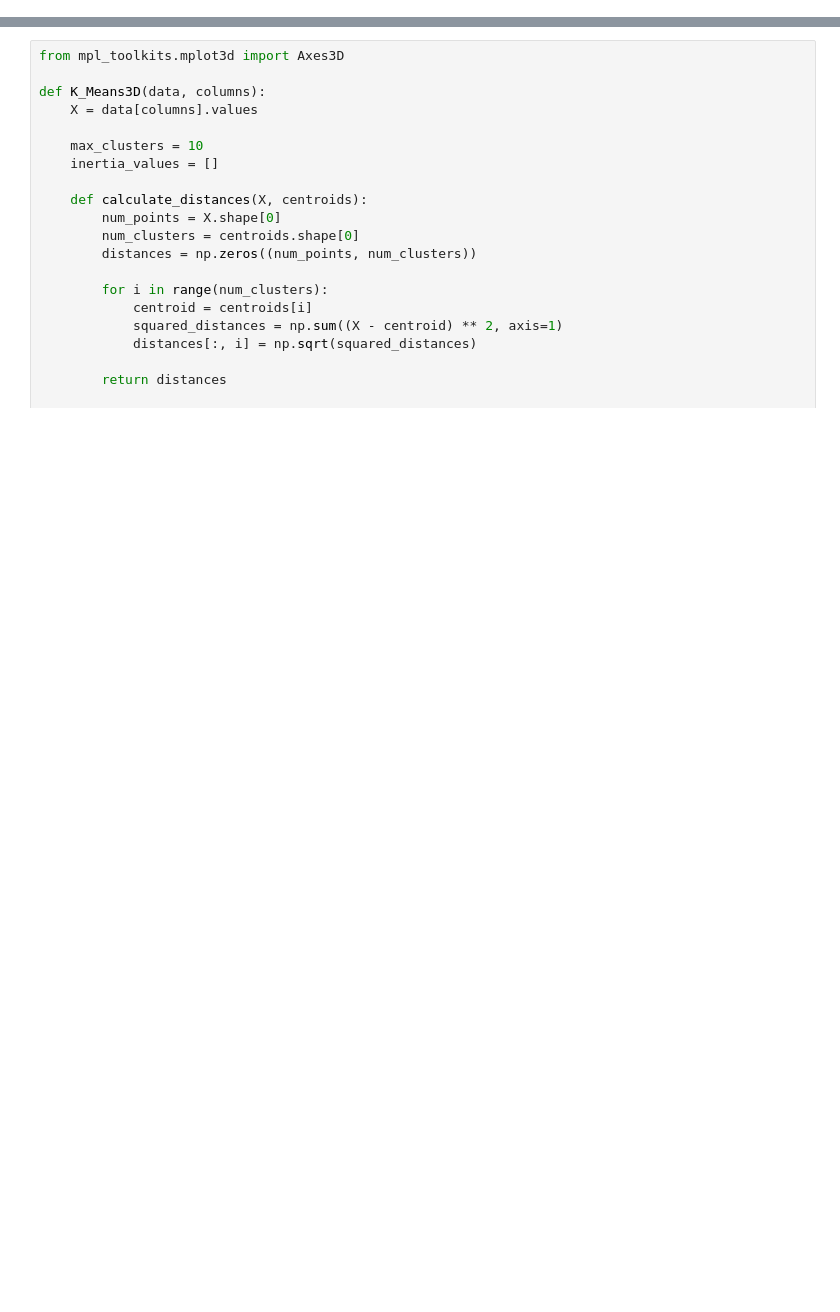
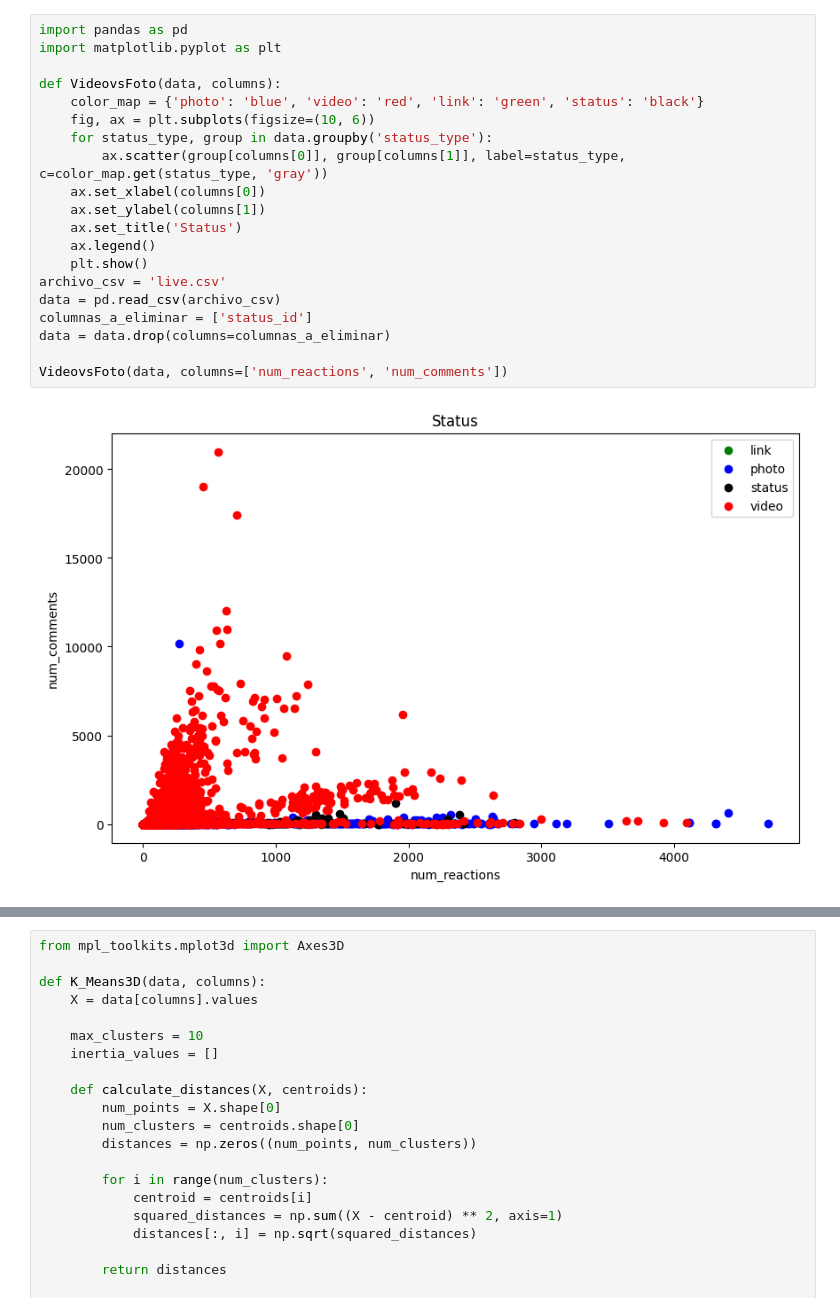
Before and after one commit to DiegoCastr00/Machine_Learning, a Jupyter notebook: Practica_2/Kmeans.ipynb, the cells around one changed output, grey strips where cells are left out. Cells and saved outputs as stored; diff of their text form; blank space fills up the shorter version.

```diff
--- a/Practica_2/Kmeans.ipynb
+++ b/Practica_2/Kmeans.ipynb
@@ -97,0 +103,22 @@ K_Means(data, columns=['num_reactions', 'num_comments'])
+# %%
+import pandas as pd
+import matplotlib.pyplot as plt
+
+def VideovsFoto(data, columns):
+    color_map = {'photo': 'blue', 'video': 'red', 'link': 'green', 'status': 'black'}
+    fig, ax = plt.subplots(figsize=(10, 6))
+    for status_type, group in data.groupby('status_type'):
+        ax.scatter(group[columns[0]], group[columns[1]], label=status_type, c=color_map.get(status_type, 'gray'))
+    ax.set_xlabel(columns[0])
+    ax.set_ylabel(columns[1])
+    ax.set_title('Status')
+    ax.legend()
+    plt.show()
+archivo_csv = 'live.csv'
+data = pd.read_csv(archivo_csv)
+columnas_a_eliminar = ['status_id']
+data = data.drop(columns=columnas_a_eliminar)
+
+VideovsFoto(data, columns=['num_reactions', 'num_comments'])
+# %% [output]
+[figure, added]
```
Also changed, not shown: parts of 5 cells of this notebook, 2 other files.
